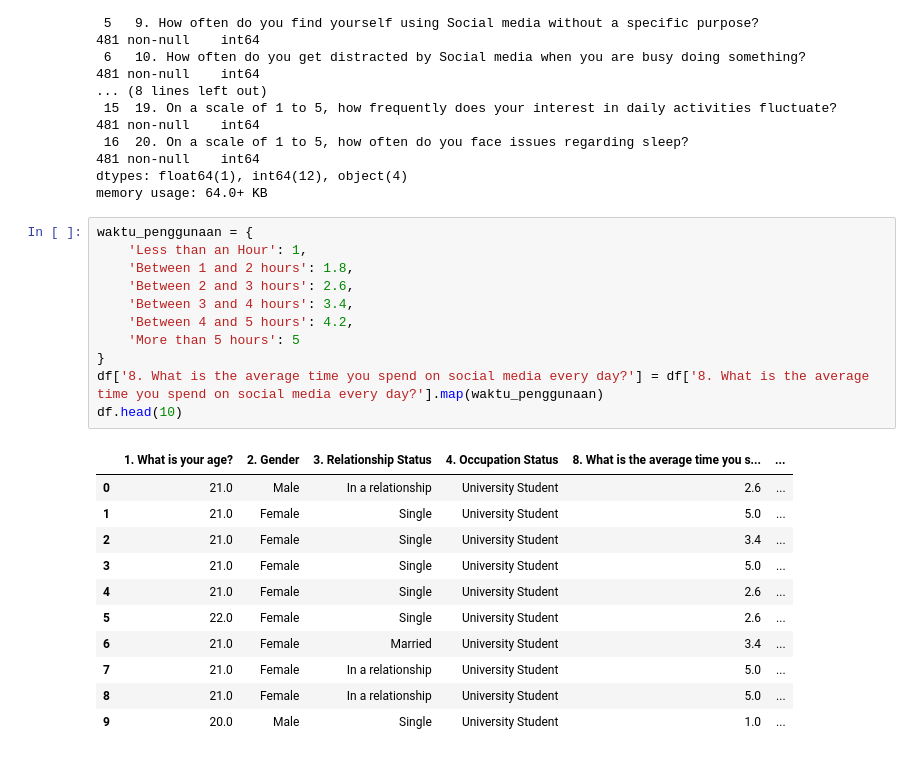
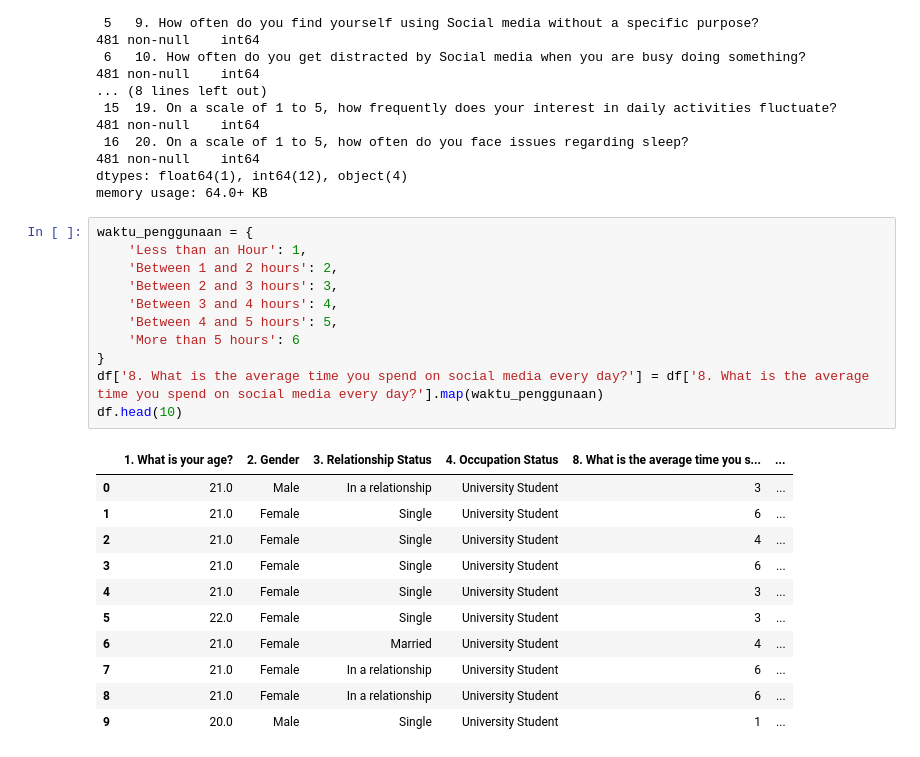
Before and after one commit to Sann11-y/Clustering-types-of-social-media-users, a Jupyter notebook: Project.ipynb, the cells around one changed output. Drawn from its saved outputs; the diff is of its cells as text.

```diff
--- a/Project.ipynb
+++ b/Project.ipynb
@@ -195,23 +242,23 @@ memory usage: 64.0+ KB
 # %%
 waktu_penggunaan = {
     'Less than an Hour': 1,
-    'Between 1 and 2 hours': 1.8,
-    'Between 2 and 3 hours': 2.6,
-    'Between 3 and 4 hours': 3.4,
-    'Between 4 and 5 hours': 4.2,
-    'More than 5 hours': 5
+    'Between 1 and 2 hours': 2,
+    'Between 2 and 3 hours': 3,
+    'Between 3 and 4 hours': 4,
+    'Between 4 and 5 hours': 5,
+    'More than 5 hours': 6
 }
 df['8. What is the average time you spend on social media every day?'] = df['8. What is the average time you spend on social media every day?'].map(waktu_penggunaan)
 df.head(10)
 # %% [output]
 |  | 1. What is your age? | 2. Gender | 3. Relationship Status | 4. Occupation Status | 8. What is the average time you s... | ... |
-| 0 | 21.0 | Male | In a relationship | University Student | 2.6 | ... |
-| 1 | 21.0 | Female | Single | University Student | 5.0 | ... |
-| 2 | 21.0 | Female | Single | University Student | 3.4 | ... |
-| 3 | 21.0 | Female | Single | University Student | 5.0 | ... |
-| 4 | 21.0 | Female | Single | University Student | 2.6 | ... |
-| 5 | 22.0 | Female | Single | University Student | 2.6 | ... |
-| 6 | 21.0 | Female | Married | University Student | 3.4 | ... |
-| 7 | 21.0 | Female | In a relationship | University Student | 5.0 | ... |
-| 8 | 21.0 | Female | In a relationship | University Student | 5.0 | ... |
-| 9 | 20.0 | Male | Single | University Student | 1.0 | ... |
+| 0 | 21.0 | Male | In a relationship | University Student | 3 | ... |
+| 1 | 21.0 | Female | Single | University Student | 6 | ... |
+| 2 | 21.0 | Female | Single | University Student | 4 | ... |
+| 3 | 21.0 | Female | Single | University Student | 6 | ... |
+| 4 | 21.0 | Female | Single | University Student | 3 | ... |
+| 5 | 22.0 | Female | Single | University Student | 3 | ... |
+| 6 | 21.0 | Female | Married | University Student | 4 | ... |
+| 7 | 21.0 | Female | In a relationship | University Student | 6 | ... |
+| 8 | 21.0 | Female | In a relationship | University Student | 6 | ... |
+| 9 | 20.0 | Male | Single | University Student | 1 | ... |
```
Also changed, not shown: parts of 7 cells of this notebook.
